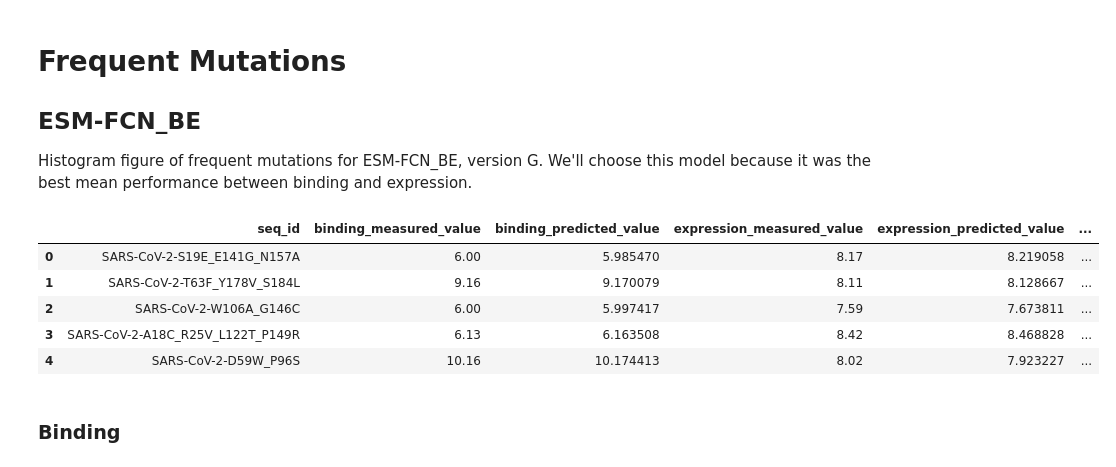
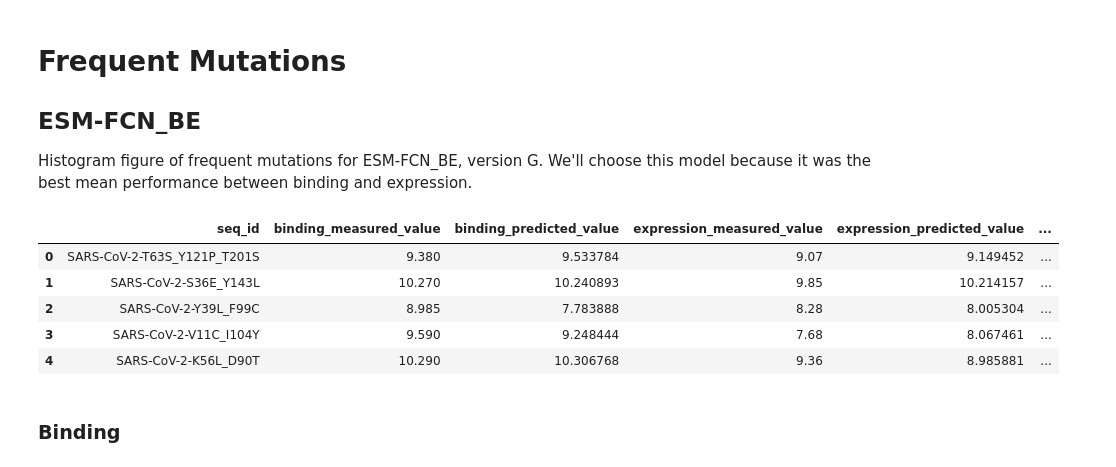
Before and after one commit to lanl/prime, a Jupyter notebook: notebooks/models/supp_fig-model_mutations.ipynb, the cells around one changed output. Saved outputs shown, nothing was run; the diff lists cells and outputs as text; code cells hidden in the pictures.

```diff
--- a/notebooks/models/supp_fig-model_mutations.ipynb
+++ b/notebooks/models/supp_fig-model_mutations.ipynb
@@ -5,17 +5,17 @@ Histogram figure of frequent mutations for ESM-FCN_BE, version G. We'll choose t
 # %%
 import pandas as pd
 
 log_dir = "../../src/pnlp/ESM_TL/logs/"
 
-info_df = pd.read_csv("/data/spike_ml/Spike_NLP-Lightning/notebooks/models/scatter/esm_fcn_be/esm_fcn_be.G-predicted_vs_measured.values.csv")
+info_df = pd.read_csv("/data/spike_ml/Spike_NLP-Lightning/notebooks/models/scatter/ESM_TL/esm_fcn_be/esm_fcn_be.G-predicted_vs_measured.values.csv")
 info_df.head(5)
 # %% [output]
 |  | seq_id | binding_measured_value | binding_predicted_value | expression_measured_value | expression_predicted_value | ... |
-| 0 | SARS-CoV-2-S19E_E141G_N157A | 6.00 | 5.985470 | 8.17 | 8.219058 | ... |
-| 1 | SARS-CoV-2-T63F_Y178V_S184L | 9.16 | 9.170079 | 8.11 | 8.128667 | ... |
-| 2 | SARS-CoV-2-W106A_G146C | 6.00 | 5.997417 | 7.59 | 7.673811 | ... |
-| 3 | SARS-CoV-2-A18C_R25V_L122T_P149R | 6.13 | 6.163508 | 8.42 | 8.468828 | ... |
-| 4 | SARS-CoV-2-D59W_P96S | 10.16 | 10.174413 | 8.02 | 7.923227 | ... |
+| 0 | SARS-CoV-2-T63S_Y121P_T201S | 9.380 | 9.533784 | 9.07 | 9.149452 | ... |
+| 1 | SARS-CoV-2-S36E_Y143L | 10.270 | 10.240893 | 9.85 | 10.214157 | ... |
+| 2 | SARS-CoV-2-Y39L_F99C | 8.985 | 7.783888 | 8.28 | 8.005304 | ... |
+| 3 | SARS-CoV-2-V11C_I104Y | 9.590 | 9.248444 | 7.68 | 8.067461 | ... |
+| 4 | SARS-CoV-2-K56L_D90T | 10.290 | 10.306768 | 9.36 | 8.985881 | ... |
 # %% [markdown]
 ### Binding
 # %%
```
Also changed, not shown: parts of 16 cells of this notebook, 36 other files.
